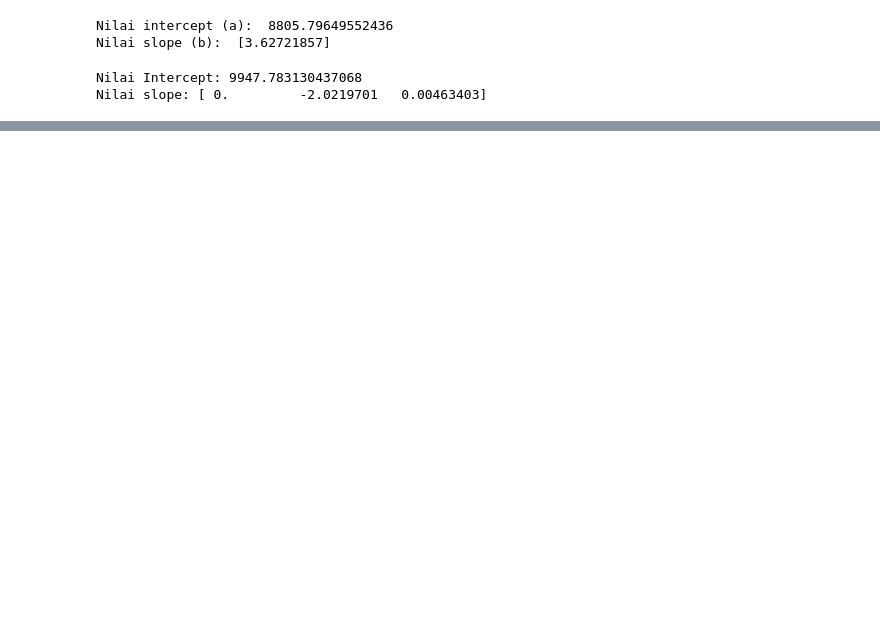
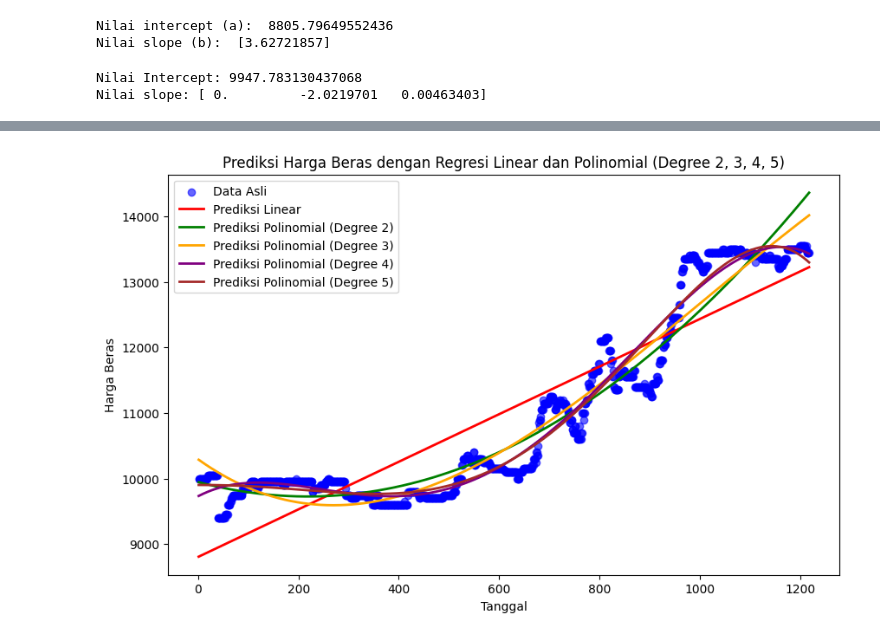
Before and after one commit to balrks/linear-poly-rice-model, a Jupyter notebook: regression_analysis_rice_prices.ipynb, the cells around one changed output, grey strips where cells are left out. Drawn from its saved outputs; the diff is of its cells as text; code cells hidden in the pictures; blank space fills up the shorter version.

```diff
--- a/regression_analysis_rice_prices.ipynb
+++ b/regression_analysis_rice_prices.ipynb
@@ -123,0 +136,12 @@ Nilai slope: [ 0.         -2.0219701   0.00463403]
+# %%
+# Initialize PolynomialFeatures
+poly_5 = PolynomialFeatures(degree=5)
+
+X_train_poly_5 = poly_5.fit_transform(X_train)
+
+poly_5_model = LinearRegression()
+poly_5_model.fit(X_train_poly_5, Y_train)
+
+# Print the coefficients and the intercept
+print('Nilai Intercept:', poly_5_model.intercept_)
+print("Nilai slope:", poly_5_model.coef_)
@@ -123,0 +245,53 @@ Nilai slope: [ 0.         -2.0219701   0.00463403]
+# %%
+import numpy as np
+import matplotlib.pyplot as plt
+
+# Membuat rentang nilai X yang lebih halus
+X_smooth = np.linspace(X.min(), X.max(), 300).reshape(-1, 1)
+
+# Prediksi menggunakan model regresi linear
+Y_pred_linear_smooth = model_linear.predict(X_smooth)
+
+# Prediksi menggunakan model regresi polinomial derajat 2
+Y_pred_poly_2_smooth = poly_2_model.predict(poly_2.transform(X_smooth))
+
+# Prediksi menggunakan model regresi polinomial derajat 3
+Y_pred_poly_3_smooth = poly_3_model.predict(poly_3.transform(X_smooth))
+
+# Prediksi menggunakan model regresi polinomial derajat 4
+Y_pred_poly_4_smooth = poly_4_model.predict(poly_4.transform(X_smooth))
+
+# Prediksi menggunakan model regresi polinomial derajat 5
+Y_pred_poly_5_smooth = poly_5_model.predict(poly_5.transform(X_smooth))
+
+# Membuat grafik
+plt.figure(figsize=(10, 6))
+
+# Plot data asli
+plt.scatter(X, Y, color='blue', label='Data Asli', alpha=0.6)
+
+# Plot prediksi regresi linear (dengan satu garis halus)
+plt.plot(X_smooth, Y_pred_linear_smooth, color='red', label='Prediksi Linear', linewidth=2)
+
+# Plot prediksi regresi polinomial derajat 2 (dengan satu garis halus)
+plt.plot(X_smooth, Y_pred_poly_2_smooth, color='green', label='Prediksi Polinomial (Degree 2)', linewidth=2)
+
+# Plot prediksi regresi polinomial derajat 3 (dengan satu garis halus)
+plt.plot(X_smooth, Y_pred_poly_3_smooth, color='orange', label='Prediksi Polinomial (Degree 3)', linewidth=2)
+
+# Plot prediksi regresi polinomial derajat 4 (dengan satu garis halus)
+plt.plot(X_smooth, Y_pred_poly_4_smooth, color='purple', label='Prediksi Polinomial (Degree 4)', linewidth=2)
+
+# Plot prediksi regresi polinomial derajat 5 (dengan satu garis halus)
+plt.plot(X_smooth, Y_pred_poly_5_smooth, color='brown', label='Prediksi Polinomial (Degree 5)', linewidth=2)
+
+# Menambahkan judul dan label
+plt.title('Prediksi Harga Beras dengan Regresi Linear dan Polinomial (Degree 2, 3, 4, 5)')
+plt.xlabel('Tanggal')
+plt.ylabel('Harga Beras')
+plt.legend()
+
+# Menampilkan grafik
+plt.show()
+# %% [output]
+[figure, added]
```
Also changed, not shown: parts of 13 cells of this notebook.
